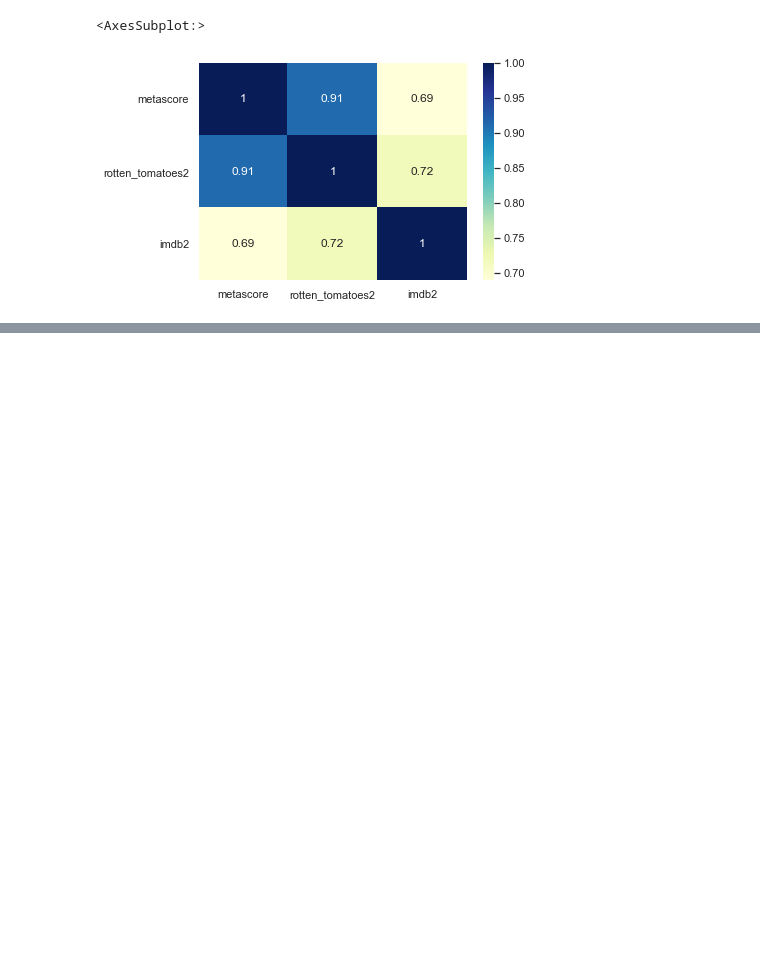
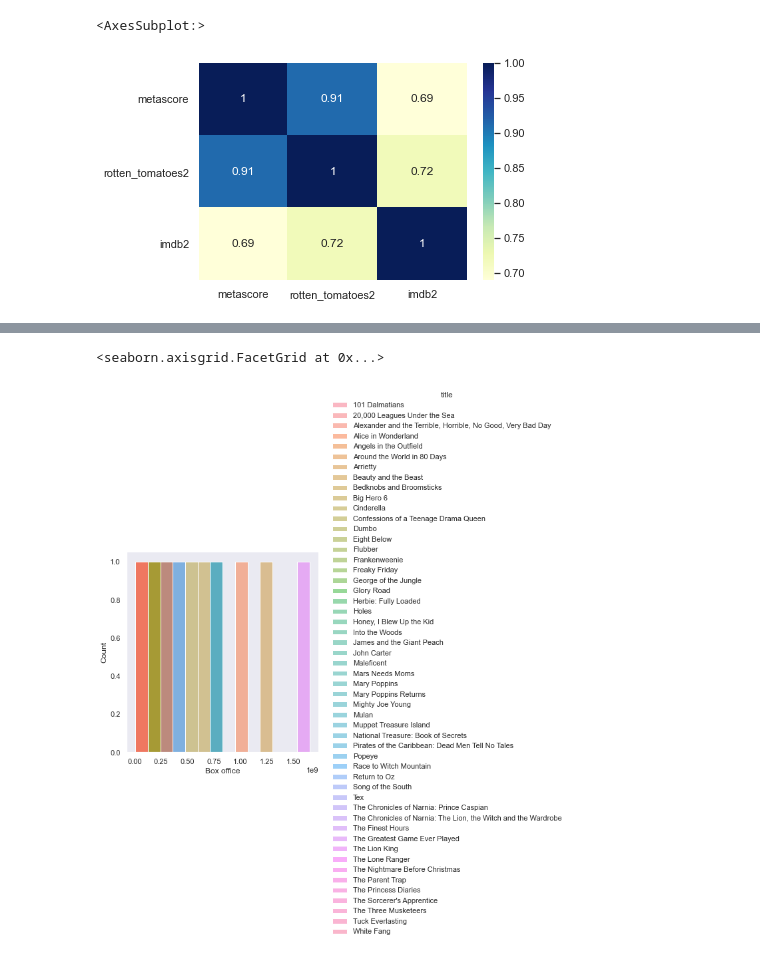
Before and after one commit to Coachsteveee/daily-commit-challenge, a Jupyter notebook: proj.ipynb, the cells around one changed output, grey strips where cells are left out. Saved outputs shown, nothing was run; the diff lists cells and outputs as text; code cells hidden in the pictures; blank space fills up the shorter version.

```diff
--- a/proj.ipynb
+++ b/proj.ipynb
@@ -390,3 +390,7 @@ sns.heatmap(nu, annot=True, cmap='YlGnBu')
 # %% [output]
 <AxesSubplot:>
 [figure]
+# %%
+pp = disney_[['title', 'Box office']].sort_values(by='title')
+
+pp.head()
@@ -392,0 +404,5 @@ sns.heatmap(nu, annot=True, cmap='YlGnBu')
+# %%
+sns.displot(x='Box office', data=pp, hue='title')
+# %% [output]
+<seaborn.axisgrid.FacetGrid at 0x...>
+[figure, added]
```
Also changed, not shown: parts of 8 cells of this notebook.
